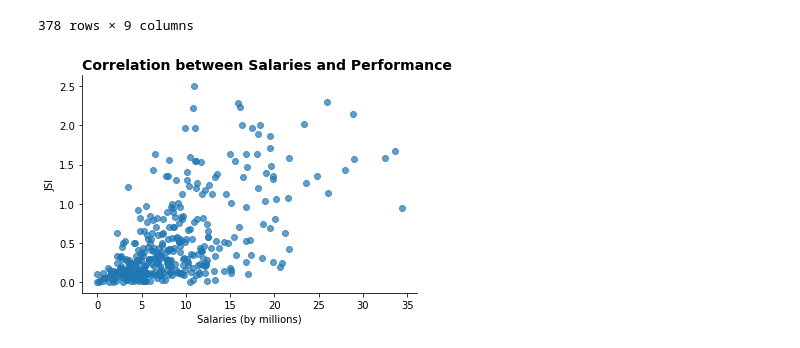
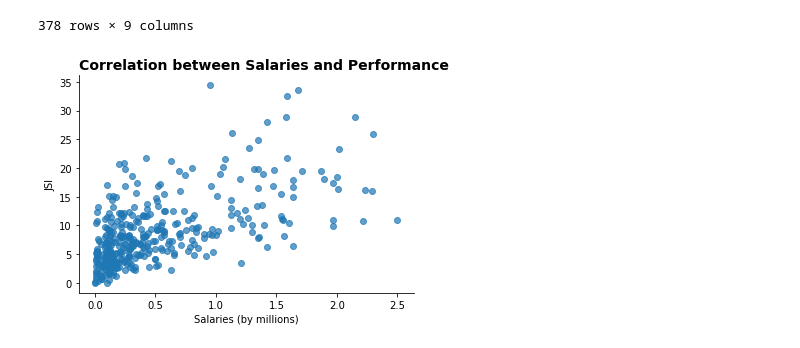
Before and after one commit to alim2022/NBA_Salr_Bask, a Jupyter notebook: DataAnalysis.ipynb, the cells around one changed output. Cells and saved outputs as stored; diff of their text form; code cells hidden in the pictures.

Commit message:
scatter plot edited

```diff
--- a/DataAnalysis.ipynb
+++ b/DataAnalysis.ipynb
@@ -43,17 +43,17 @@ Newdf
 # %%
 fig, ax = plt.subplots()
 
-ax.scatter(Newdf["JSI"], Newdf["SIM"],
+ax.scatter(Newdf["SIM"], Newdf["JSI"],
             alpha= 0.70)
 
 ax.set_title('Correlation between Salaries and Performance', loc='left', fontsize=14, fontweight = "bold")
 
 ax.set_xlabel("Salaries (by millions)")
 ax.set_ylabel("JSI")
 
 ax.spines["right"].set_visible(False)
 ax.spines["top"].set_visible(False)
 
 plt.show()
 # %% [output]
-[figure, old version]
+[figure, new version]
```
